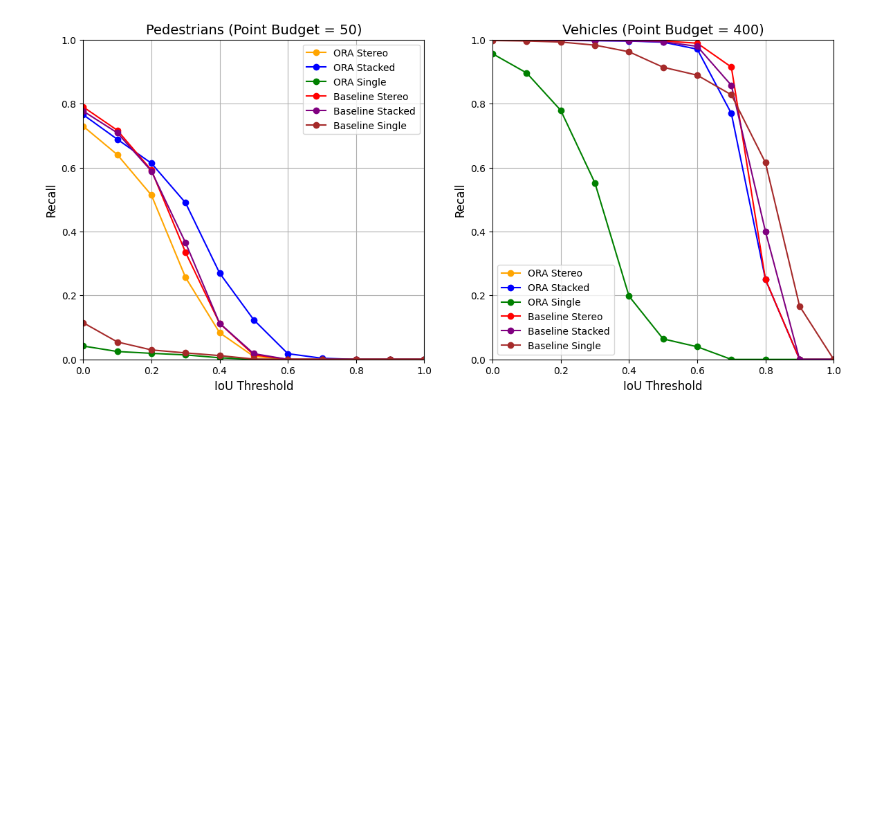
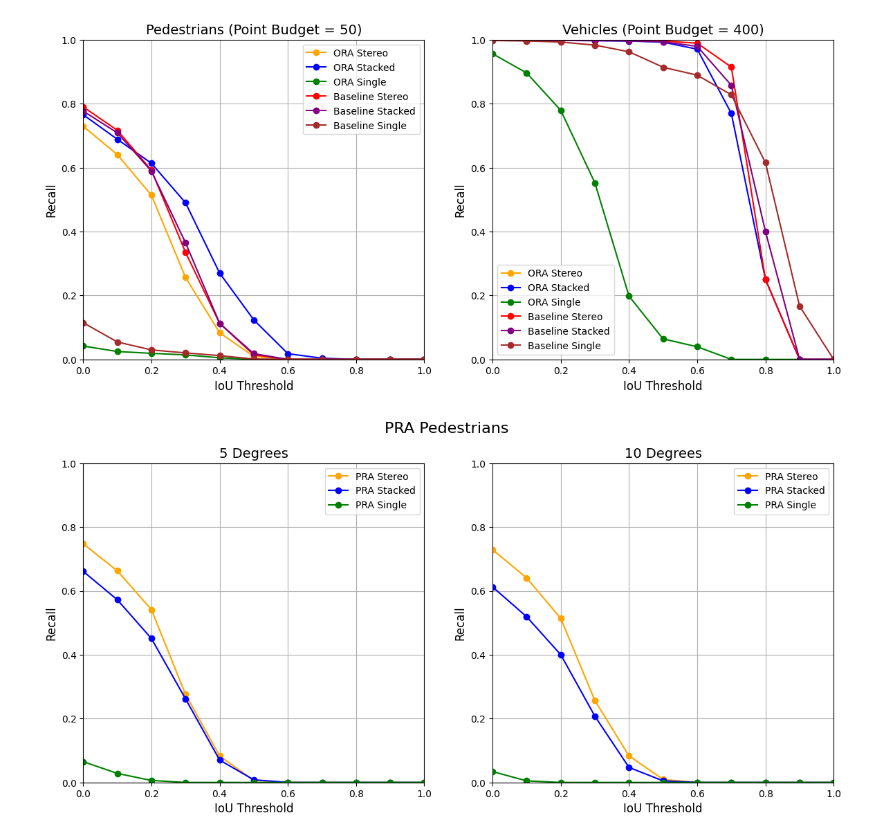
Before and after one commit to WilliamFlinchbaugh/bag_perception_benchmark, a Jupyter notebook: bag_perception_benchmark/figures.ipynb, the cells around one changed output. Drawn from its saved outputs; the diff is of its cells as text; code cells hidden in the pictures; blank space fills up the shorter version.

Commit message:
additional figures

```diff
--- a/bag_perception_benchmark/figures.ipynb
+++ b/bag_perception_benchmark/figures.ipynb
@@ -252,3 +252,76 @@ axs[1].legend()
 plt.show()
 # %% [output]
 [figure]
+# %%
+# PRA pedestrians, plot recall over iou threshold for 5 and 10 degree attack angles
+
+df_ped_pra_stereo_5 = df[(df["PRA"]) & (df["attacking_pedestrians"]) & (df["cam_config"] == "stereo") & (df["class"] == "PEDESTRIAN") & (df["attack_angle"] == 5)]
+df_ped_pra_stereo_5 = df_ped_pra_stereo_5.groupby("iou_threshold")
+ped_pra_stereo_5_confusion = df_ped_pra_stereo_5[["tp", "fp", "fn"]].sum()
+recall_ped_stereo_5 = calc_recall_precision(ped_pra_stereo_5_confusion)["recall"]
+
+df_ped_pra_stereo_10 = df[(df["PRA"]) & (df["attacking_pedestrians"]) & (df["cam_config"] == "stereo") & (df["class"] == "PEDESTRIAN") & (df["attack_angle"] == 10)]
+df_ped_pra_stereo_10 = df_ped_pra_stereo_10.groupby("iou_threshold")
+ped_pra_stereo_10_confusion = df_ped_pra_stereo_10[["tp", "fp", "fn"]].sum()
+recall_ped_stereo_10 = calc_recall_precision(ped_pra_stereo_10_confusion)["recall"]
+
+df_ped_pra_single_5 = df[(df["PRA"]) & (df["attacking_pedestrians"]) & (df["cam_config"] == "single") & (df["class"] == "PEDESTRIAN") & (df["attack_angle"] == 5)]
+df_ped_pra_single_5 = df_ped_pra_single_5.groupby("iou_threshold")
+ped_pra_single_5_confusion = df_ped_pra_single_5[["tp", "fp", "fn"]].sum()
+recall_ped_single_5 = calc_recall_precision(ped_pra_single_5_confusion)["recall"]
+
+df_ped_pra_single_10 = df[(df["PRA"]) & (df["attacking_pedestrians"]) & (df["cam_config"] == "single") & (df["class"] == "PEDESTRIAN") & (df["attack_angle"] == 10)]
+df_ped_pra_single_10 = df_ped_pra_single_10.groupby("iou_threshold")
+ped_pra_single_10_confusion = df_ped_pra_single_10[["tp", "fp", "fn"]].sum()
+recall_ped_single_10 = calc_recall_precision(ped_pra_single_10_confusion)["recall"]
+
+df_ped_pra_stacked_5 = df[(df["PRA"]) & (df["attacking_pedestrians"]) & (df["cam_config"] == "stacked") & (df["class"] == "PEDESTRIAN") & (df["attack_angle"] == 5)]
+df_ped_pra_stacked_5 = df_ped_pra_stacked_5.groupby("iou_threshold")
+ped_pra_stacked_5_confusion = df_ped_pra_stacked_5[["tp", "fp", "fn"]].sum()
+recall_ped_stacked_5 = calc_recall_precision(ped_pra_stacked_5_confusion)["recall"]
+
+df_ped_pra_stacked_10 = df[(df["PRA"]) & (df["attacking_pedestrians"]) & (df["cam_config"] == "stacked") & (df["class"] == "PEDESTRIAN") & (df["attack_angle"] == 10)]
+df_ped_pra_stacked_10 = df_ped_pra_stacked_10.groupby("iou_threshold")
+ped_pra_stacked_10_confusion = df_ped_pra_stacked_10[["tp", "fp", "fn"]].sum()
+recall_ped_stacked_10 = calc_recall_precision(ped_pra_stacked_10_confusion)["recall"]
+
+# plot
+fig, axs = plt.subplots(1, 2, figsize=(14, 6))
+
+axs[0].plot(recall_ped_stereo_5, label="PRA Stereo", color="orange", marker="o")
+axs[0].plot(recall_ped_stacked_5, label="PRA Stacked", color="blue", marker="o")
+axs[0].plot(recall_ped_single_5, label="PRA Single", color="green", marker="o")
+# axs[0].plot(recall_ped_baseline_stereo, label="Baseline Stereo", color="red", marker="o")
+# axs[0].plot(recall_ped_baseline_stacked, label="Baseline Stacked", color="purple", marker="o")
+# axs[0].plot(recall_ped_baseline_single, label="Baseline Single", color="brown", marker="o")
+axs[0].set_xticks(np.arange(0, 1.1, 0.2))
+axs[0].set_yticks(np.arange(0, 1.1, 0.2))
+axs[0].set_ylim(0, 1)
+axs[0].set_xlim(0, 1)
+axs[0].grid()
+axs[0].set_xlabel("IoU Threshold", fontsize=12)
+axs[0].set_ylabel("Recall", fontsize=12)
+axs[0].set_title(f"5 Degrees", fontsize=14)
+axs[0].legend()
+
+axs[1].plot(recall_ped_stereo_10, label="PRA Stereo", color="orange", marker="o")
+axs[1].plot(recall_ped_stacked_10, label="PRA Stacked", color="blue", marker="o")
+axs[1].plot(recall_ped_single_10, label="PRA Single", color="green", marker="o")
+# axs[1].plot(recall_ped_baseline_stereo, label="Baseline Stereo", color="red", marker="o")
+# axs[1].plot(recall_ped_baseline_stacked, label="Baseline Stacked", color="purple", marker="o")
+# axs[1].plot(recall_ped_baseline_single, label="Baseline Single", color="brown", marker="o")
+axs[1].set_xticks(np.arange(0, 1.1, 0.2))
+axs[1].set_yticks(np.arange(0, 1.1, 0.2))
+axs[1].set_ylim(0, 1)
+axs[1].set_xlim(0, 1)
+axs[1].grid()
+axs[1].set_xlabel("IoU Threshold", fontsize=12)
+axs[1].set_ylabel("Recall", fontsize=12)
+axs[1].set_title(f"10 Degrees", fontsize=14)
+axs[1].legend()
+
+fig.suptitle("PRA Pedestrians", fontsize=16)
+
+plt.show()
+# %% [output]
+[figure, added]
```
Also changed, not shown: parts of 3 cells of this notebook.
